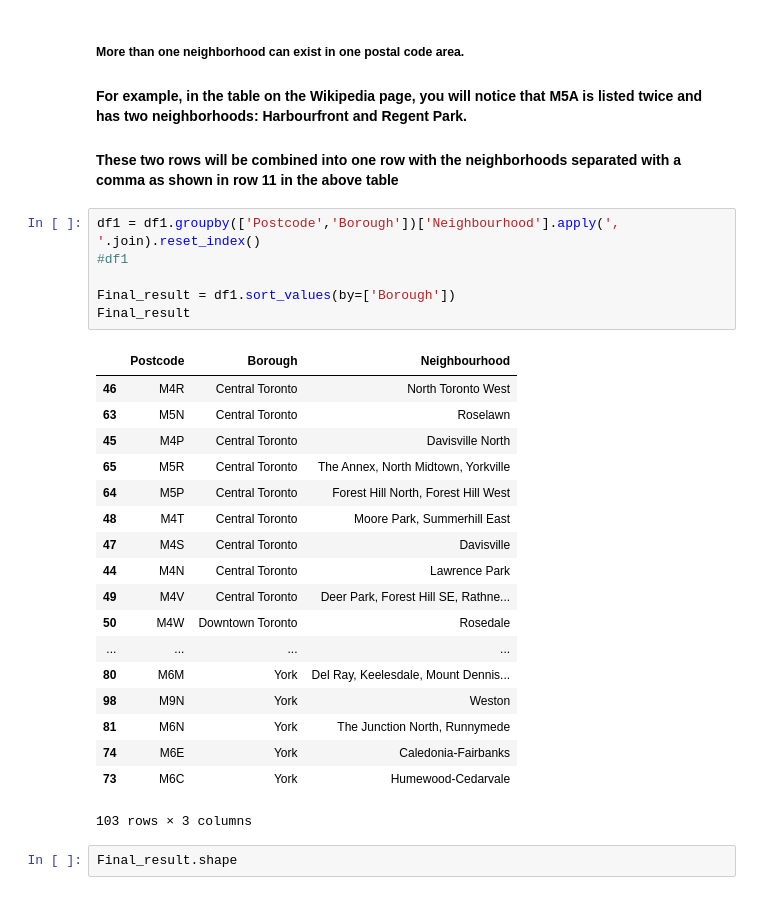
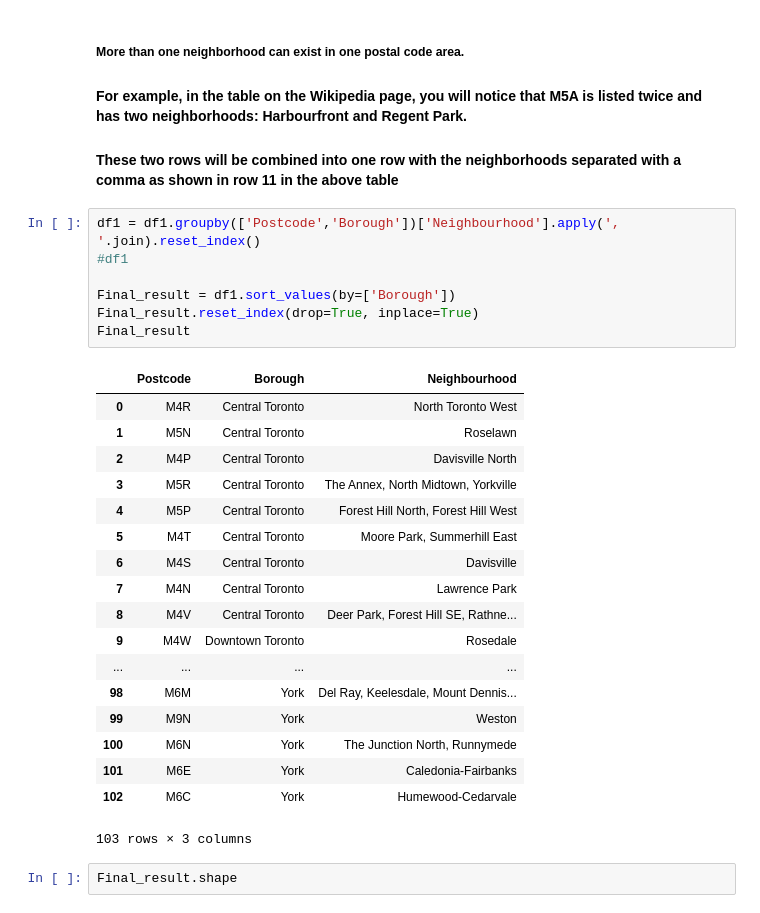
Before and after one commit to nilabja-OpenSC/DataScience_GitHub, a Jupyter notebook: DataScience_Capstone_Week3.ipynb, the cells around one changed output. Cells and saved outputs as stored; diff of their text form.

```diff
--- a/DataScience_Capstone_Week3.ipynb
+++ b/DataScience_Capstone_Week3.ipynb
@@ -82,27 +82,28 @@ See the caveats in the documentation: http://pandas.pydata.org/pandas-docs/stabl
 # %%
 df1 = df1.groupby(['Postcode','Borough'])['Neighbourhood'].apply(', '.join).reset_index()
 #df1
 
 Final_result = df1.sort_values(by=['Borough'])
+Final_result.reset_index(drop=True, inplace=True)
 Final_result
 # %% [output]
 |  | Postcode | Borough | Neighbourhood |
-| 46 | M4R | Central Toronto | North Toronto West |
-| 63 | M5N | Central Toronto | Roselawn |
-| 45 | M4P | Central Toronto | Davisville North |
-| 65 | M5R | Central Toronto | The Annex, North Midtown, Yorkville |
-| 64 | M5P | Central Toronto | Forest Hill North, Forest Hill West |
-| 48 | M4T | Central Toronto | Moore Park, Summerhill East |
-| 47 | M4S | Central Toronto | Davisville |
-| 44 | M4N | Central Toronto | Lawrence Park |
-| 49 | M4V | Central Toronto | Deer Park, Forest Hill SE, Rathne... |
-| 50 | M4W | Downtown Toronto | Rosedale |
+| 0 | M4R | Central Toronto | North Toronto West |
+| 1 | M5N | Central Toronto | Roselawn |
+| 2 | M4P | Central Toronto | Davisville North |
+| 3 | M5R | Central Toronto | The Annex, North Midtown, Yorkville |
+| 4 | M5P | Central Toronto | Forest Hill North, Forest Hill West |
+| 5 | M4T | Central Toronto | Moore Park, Summerhill East |
+| 6 | M4S | Central Toronto | Davisville |
+| 7 | M4N | Central Toronto | Lawrence Park |
+| 8 | M4V | Central Toronto | Deer Park, Forest Hill SE, Rathne... |
+| 9 | M4W | Downtown Toronto | Rosedale |
 | ... | ... | ... | ... |
-| 80 | M6M | York | Del Ray, Keelesdale, Mount Dennis... |
-| 98 | M9N | York | Weston |
-| 81 | M6N | York | The Junction North, Runnymede |
-| 74 | M6E | York | Caledonia-Fairbanks |
-| 73 | M6C | York | Humewood-Cedarvale |
+| 98 | M6M | York | Del Ray, Keelesdale, Mount Dennis... |
+| 99 | M9N | York | Weston |
+| 100 | M6N | York | The Junction North, Runnymede |
+| 101 | M6E | York | Caledonia-Fairbanks |
+| 102 | M6C | York | Humewood-Cedarvale |
 103 rows × 3 columns
 # %%
 Final_result.shape
```
